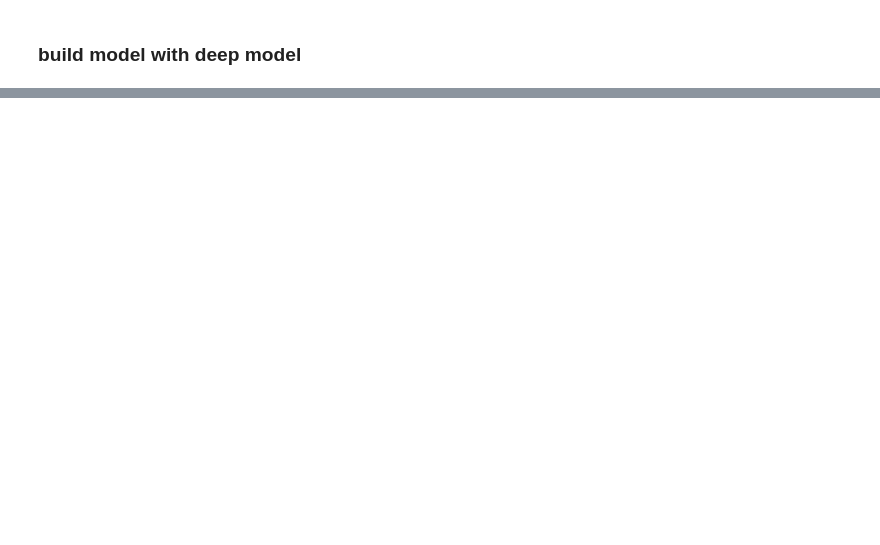
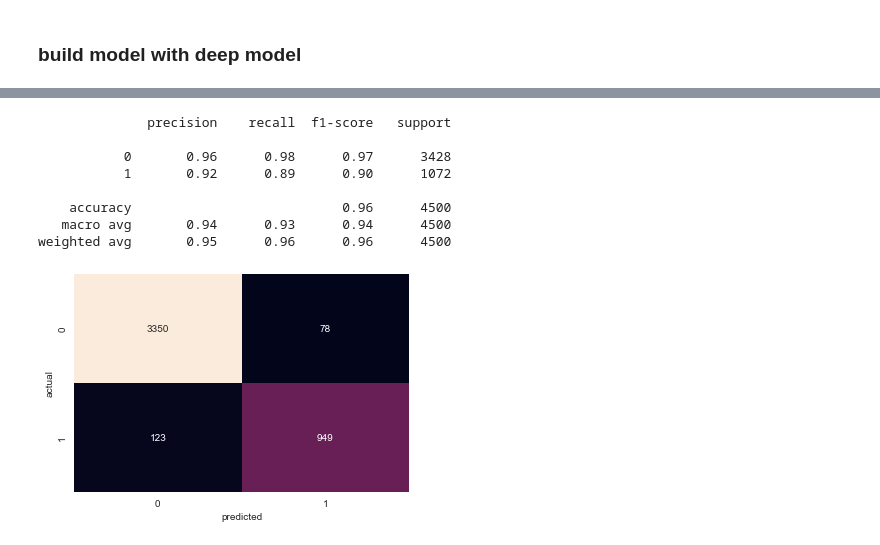
Before and after one commit to mattyjr007/Data-Science-Portfolio, a Jupyter notebook: Human Resource retention/Human resource retention.ipynb, the cells around one changed output, grey strips where cells are left out. Saved outputs shown, nothing was run; the diff lists cells and outputs as text; code cells hidden in the pictures; blank space fills up the shorter version.

```diff
--- a/Human Resource retention/Human resource retention.ipynb
+++ b/Human Resource retention/Human resource retention.ipynb
@@ -294,11 +298,14 @@ from tensorflow.keras.layers import Dense, Activation,Dropout
 # %%
 model = Sequential()
 
-model.add(Dense(18,kernel_initializer="uniform",activation='relu'))
-model.add(Dense(9,kernel_initializer="uniform",activation='relu'))
+model.add(Dense(64,kernel_regularizer = tf.keras.regularizers.l2(0.01),activation='relu'))
+model.add(Dropout(0.3))
+
+model.add(Dense(128,kernel_regularizer = tf.keras.regularizers.l2(0.01),activation='relu'))
+model.add(Dropout(0.3))
 
 #Binary classification
-model.add(Dense(1,kernel_initializer="uniform",activation='sigmoid'))
+model.add(Dense(1,activation='sigmoid'))
 # %%
 model.compile(optimizer='adam',
                loss = 'binary_crossentropy',
@@ -306,6 +313,7 @@ model.compile(optimizer='adam',
 # %%
 model.fit( x = X_train,
            y = y_train,
-           epochs = 600,
+           epochs = 50,
+
               validation_data = (X_test,y_test) )
 # %% [output]
@@ -334,0 +354,20 @@ loss_df[['Train loss','Test/val loss']].plot(ax=ax)
+# %%
+y_pred = (model.predict(X_test) > 0.5).astype("int32")
+# %%
+print(classification_report(y_test,y_pred))
+
+print('\n')
+
+sns.heatmap(confusion_matrix(y_test,y_pred),annot=True,cbar=False,fmt='.4g')
+plt.xlabel('predicted')
+plt.ylabel('actual');
+# %% [output]
+              precision    recall  f1-score   support
+
+           0       0.96      0.98      0.97      3428
+           1       0.92      0.89      0.90      1072
+
+    accuracy                           0.96      4500
+   macro avg       0.94      0.93      0.94      4500
+weighted avg       0.95      0.96      0.96      4500
+[figure, added]
```
Also changed, not shown: parts of 9 cells of this notebook, 2 other files.
